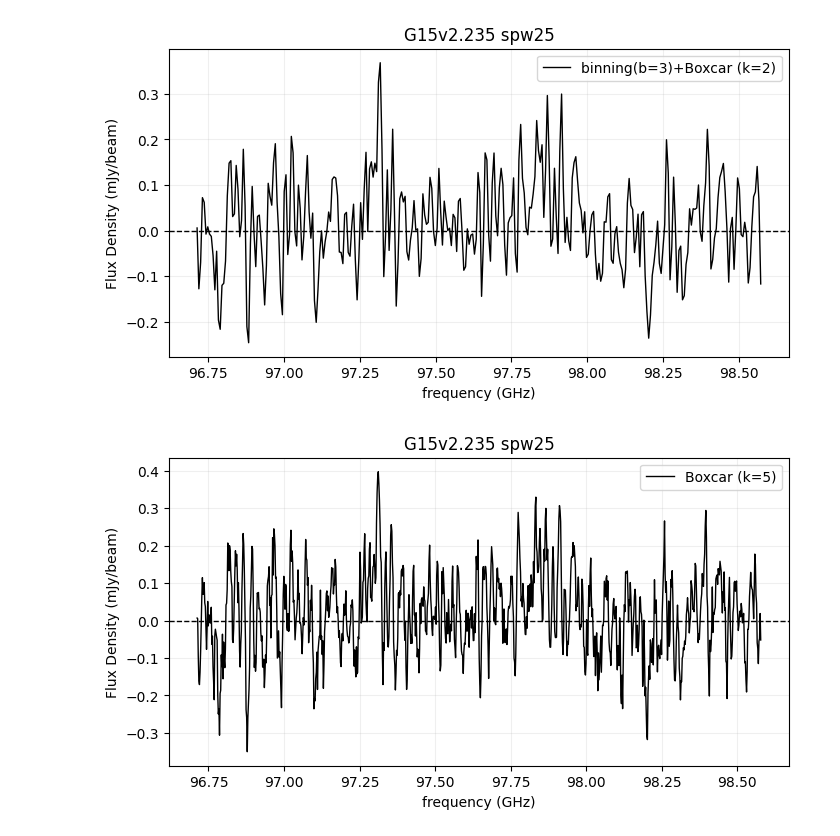
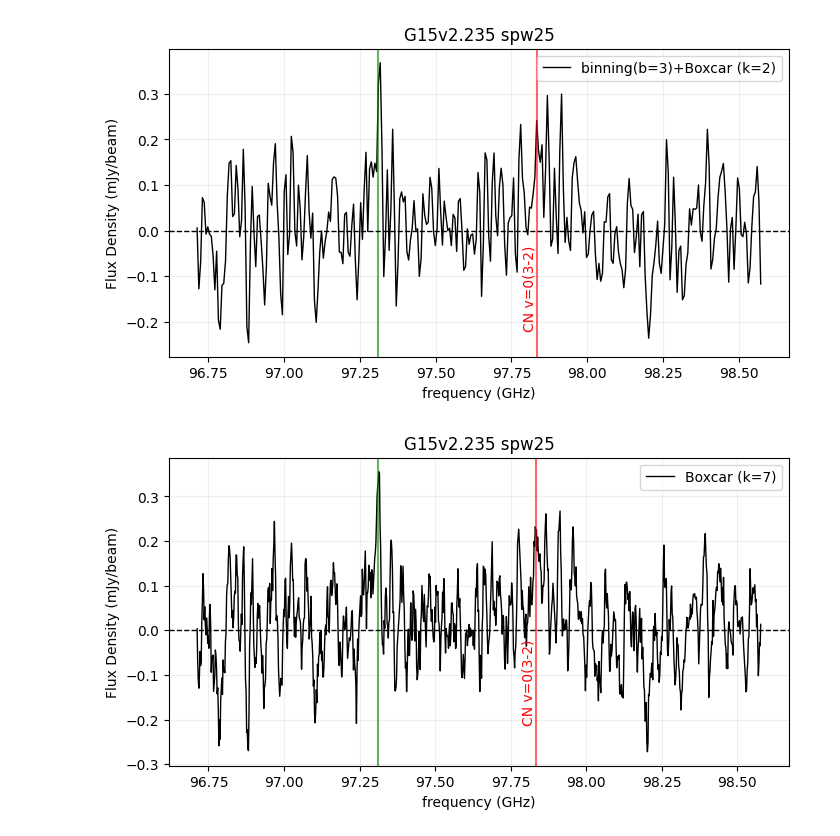
Before and after one commit to 000RF/2025-summer, a Jupyter notebook: G15v2.235/上/spw25.ipynb, the cells around one changed output. Drawn from its saved outputs; the diff is of its cells as text; code cells hidden in the pictures.

```diff
--- a/G15v2.235/上/spw25.ipynb
+++ b/G15v2.235/上/spw25.ipynb
@@ -16,7 +16,7 @@ df = df.dropna()
 x = df[df.columns[0]]
 y = df[df.columns[1]] * 1000  #Jy → mJy
 
-#my_lines =[(   , "")] #freq. , label
+my_lines =[(97.83351, "CN v=0(3-2)")] #freq. , label
 #template_lines = [(, "")]
 # %%
 #define binning & boxcar smoothing
@@ -61,45 +60,47 @@ y_binned_boxcar = boxcar_smooth(y_binned, kernel_size=2)
 
 plt.figure(figsize=(8, 4))
 plt.plot(x_binned, y_binned_boxcar, color="black", linewidth=1, label="binning(b=3)+Boxcar (k=2)")
-#for freq, label in my_lines:
-#    plt.axvline(freq, color="red", linestyle="-", alpha=0.6)
-#    plt.text(freq, max(y_binned_boxcar)*-0.6, label, rotation=90, color="red", fontsize=10, ha='right', va='bottom')
+for freq, label in my_lines:
+    plt.axvline(freq, color="red", linestyle="-", alpha=0.6)
+    plt.text(freq, max(y_binned_boxcar)*-0.6, label, rotation=90, color="red", fontsize=10, ha='right', va='bottom')
+plt.axvline(97.31, color="green", linestyle="-", alpha=0.6)
 #for freq, label in template_lines:
 #    plt.axvline(freq, color="blue", linestyle="-", alpha=0.6)
 #    plt.text(freq, max(df[df.columns[1]])*-0.6, label, rotation=90, color="blue", fontsize=10, ha='right', va='bottomp')
 plt.xlabel("frequency (GHz)")
 plt.ylabel("Flux Density (mJy/beam)")
 plt.title("G15v2.235 spw25")
 #plt.xlim(    ,     )
 #plt.ylim(    ,     )
 plt.axhline(0, color="black", linewidth=1, linestyle="--")
 plt.grid(True, alpha=0.2)
 plt.legend()
 plt.show()
 
 
 
 #if you just need boxcar smoothing
 
-y_boxcar = boxcar_smooth(y, kernel_size=5)
+y_boxcar = boxcar_smooth(y, kernel_size=7)
 
 plt.figure(figsize=(8, 4))
-plt.plot(x, y_boxcar, color="black", linewidth=1, label="Boxcar (k=5)")
-#for freq, label in my_lines:
-#    plt.axvline(freq, color="red", linestyle="-", alpha=0.6)
-#    plt.text(freq, max(y_boxcar)*-0.6, label, rotation=90, color="red", fontsize=10, ha='right', va='bottom')
+plt.plot(x, y_boxcar, color="black", linewidth=1, label="Boxcar (k=7)")
+for freq, label in my_lines:
+    plt.axvline(freq, color="red", linestyle="-", alpha=0.6)
+    plt.text(freq, max(y_boxcar)*-0.6, label, rotation=90, color="red", fontsize=10, ha='right', va='bottom')
+plt.axvline(97.31, color="green", linestyle="-", alpha=0.6)
 #for freq, label in template_lines:
 #    plt.axvline(freq, color="blue", linestyle="-", alpha=0.6)
 #    plt.text(freq, max(df[df.columns[1]])*-0.6, label, rotation=90, color="blue", fontsize=10, ha='right', va='bottom')
 plt.xlabel("frequency (GHz)")
 plt.ylabel("Flux Density (mJy/beam)")
 plt.title("G15v2.235 spw25")
 #plt.xlim(    ,     )
 #plt.ylim(    ,     )
 plt.axhline(0, color="black", linewidth=1, linestyle="--")
 plt.grid(True, alpha=0.2)
 plt.legend()
 plt.show()
 # %% [output]
-[figure, old version]
+[figure, new version]
-[figure, old version]
+[figure, new version]
```
Also changed, not shown: parts of 1 cell of this notebook, 12 other files.
